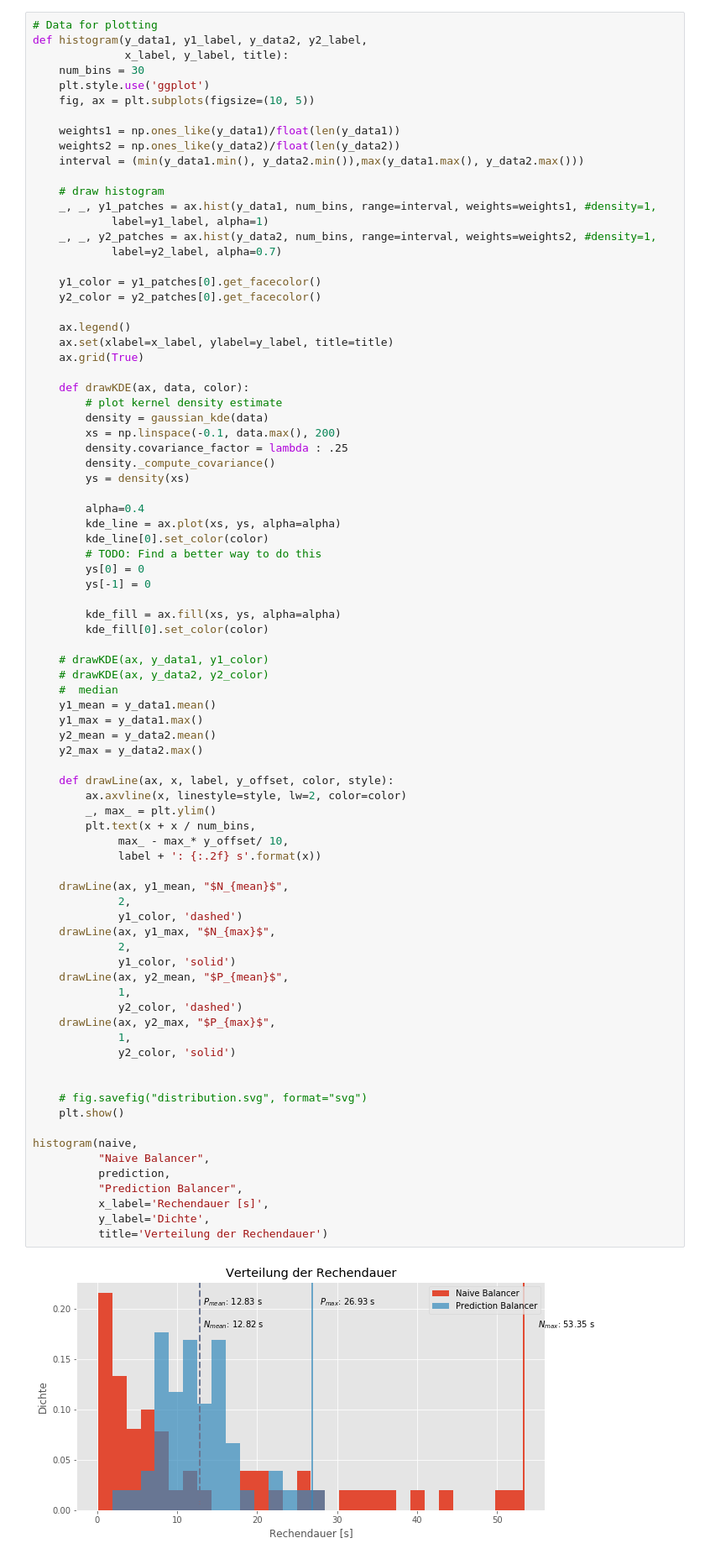
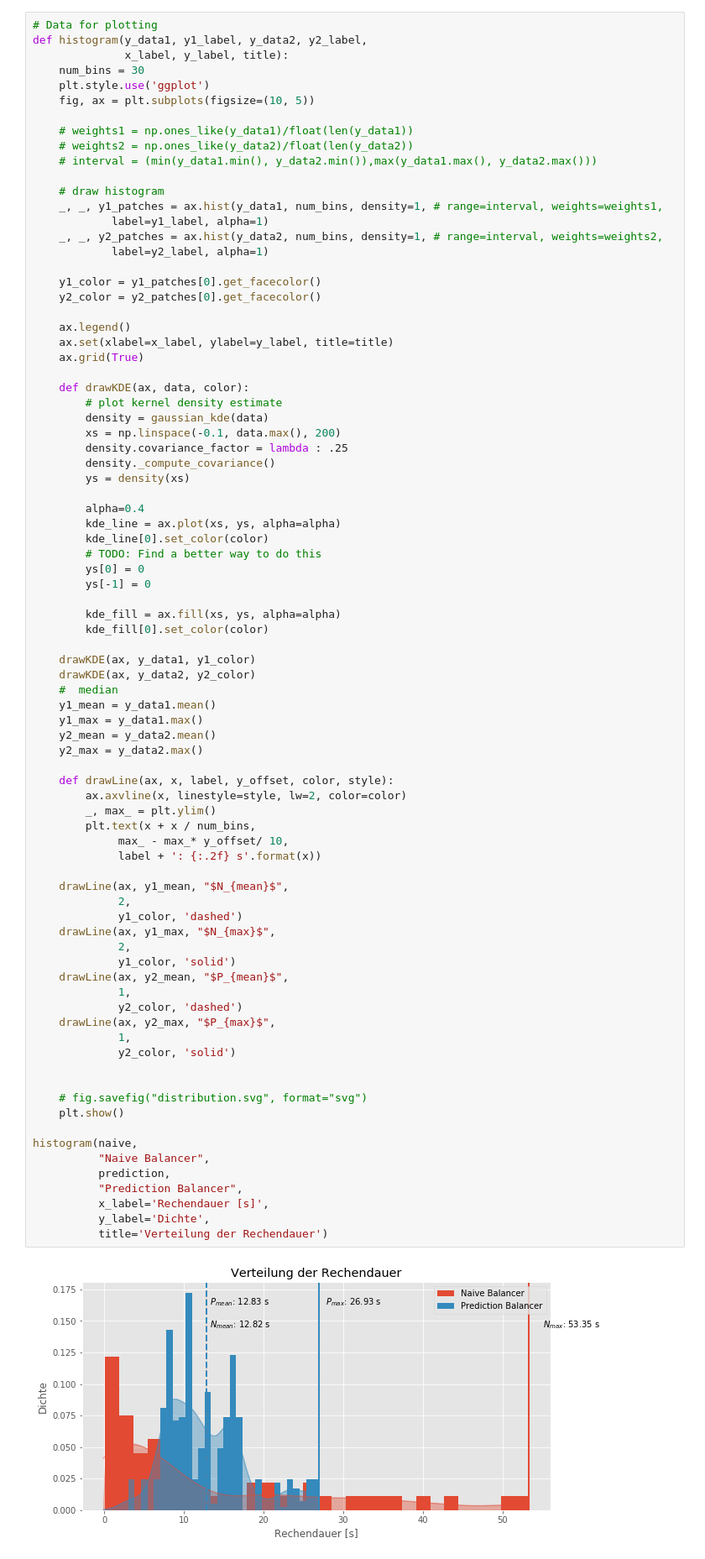
Before and after one commit to eragp/mandelbrot, a Jupyter notebook: eval/balancers/balancers_distribution.ipynb, the cells around one changed output. Shown: that part at 84% size. Cells and saved outputs as stored; diff of their text form.

Commit message:
Go back to density plot

```diff
--- a/eval/balancers/balancers_distribution.ipynb
+++ b/eval/balancers/balancers_distribution.ipynb
@@ -62,15 +62,15 @@ def histogram(y_data1, y1_label, y_data2, y2_label,
     plt.style.use('ggplot')
     fig, ax = plt.subplots(figsize=(10, 5))
 
-    weights1 = np.ones_like(y_data1)/float(len(y_data1))
-    weights2 = np.ones_like(y_data2)/float(len(y_data2))
-    interval = (min(y_data1.min(), y_data2.min()),max(y_data1.max(), y_data2.max()))
+    # weights1 = np.ones_like(y_data1)/float(len(y_data1))
+    # weights2 = np.ones_like(y_data2)/float(len(y_data2))
+    # interval = (min(y_data1.min(), y_data2.min()),max(y_data1.max(), y_data2.max()))
 
     # draw histogram
-    _, _, y1_patches = ax.hist(y_data1, num_bins, range=interval, weights=weights1, #density=1,
+    _, _, y1_patches = ax.hist(y_data1, num_bins, density=1, # range=interval, weights=weights1,
             label=y1_label, alpha=1)
-    _, _, y2_patches = ax.hist(y_data2, num_bins, range=interval, weights=weights2, #density=1,
-            label=y2_label, alpha=0.7)
+    _, _, y2_patches = ax.hist(y_data2, num_bins, density=1, # range=interval, weights=weights2,
+            label=y2_label, alpha=1)
 
     y1_color = y1_patches[0].get_facecolor()
     y2_color = y2_patches[0].get_facecolor()
@@ -97,8 +97,8 @@ def histogram(y_data1, y1_label, y_data2, y2_label,
         kde_fill = ax.fill(xs, ys, alpha=alpha)
         kde_fill[0].set_color(color)
 
-    # drawKDE(ax, y_data1, y1_color)
-    # drawKDE(ax, y_data2, y2_color)
+    drawKDE(ax, y_data1, y1_color)
+    drawKDE(ax, y_data2, y2_color)
     #  median
     y1_mean = y_data1.mean()
     y1_max = y_data1.max()
@@ -110,34 +110,34 @@ def histogram(y_data1, y1_label, y_data2, y2_label,
         _, max_ = plt.ylim()
         plt.text(x + x / num_bins,
              max_ - max_* y_offset/ 10,
              label + ': {:.2f} s'.format(x))
 
     drawLine(ax, y1_mean, "$N_{mean}$",
              2,
              y1_color, 'dashed')
     drawLine(ax, y1_max, "$N_{max}$",
              2,
              y1_color, 'solid')
     drawLine(ax, y2_mean, "$P_{mean}$",
              1,
              y2_color, 'dashed')
     drawLine(ax, y2_max, "$P_{max}$",
              1,
              y2_color, 'solid')
 
 
     # fig.savefig("distribution.svg", format="svg")
     plt.show()
 
 histogram(naive,
           "Naive Balancer",
           prediction,
           "Prediction Balancer",
           x_label='Rechendauer [s]',
           y_label='Dichte',
           title='Verteilung der Rechendauer')
 # %% [output]
-[figure, old version]
+[figure, new version]
 # %%
 names= ["prediction Recursive", "naive Recursive"]
 y = np.asarray([prediction.max(), naive.max()])
```
